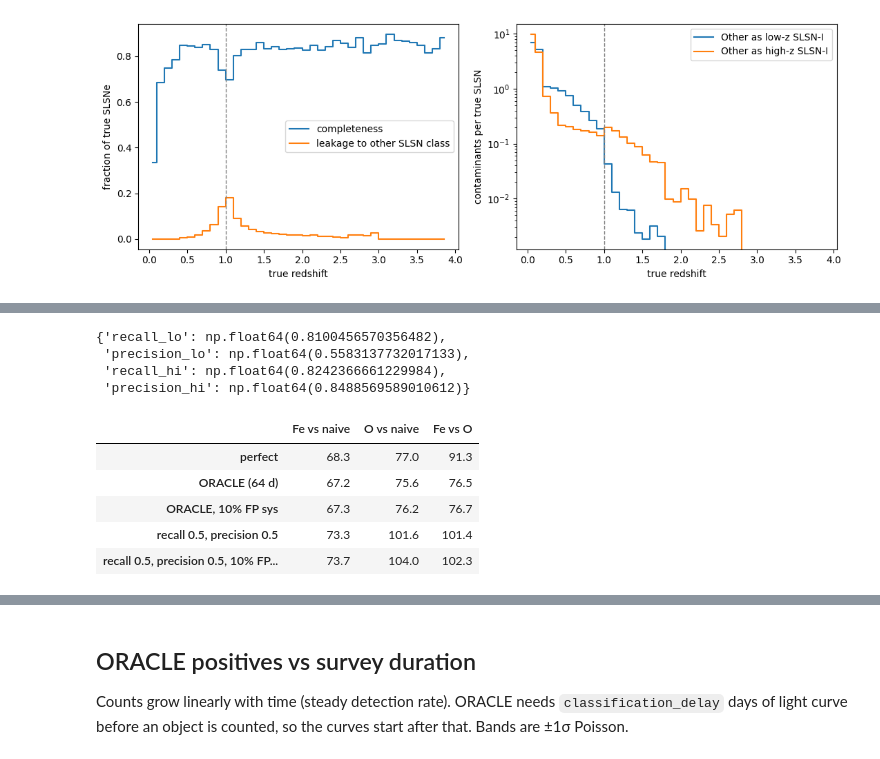
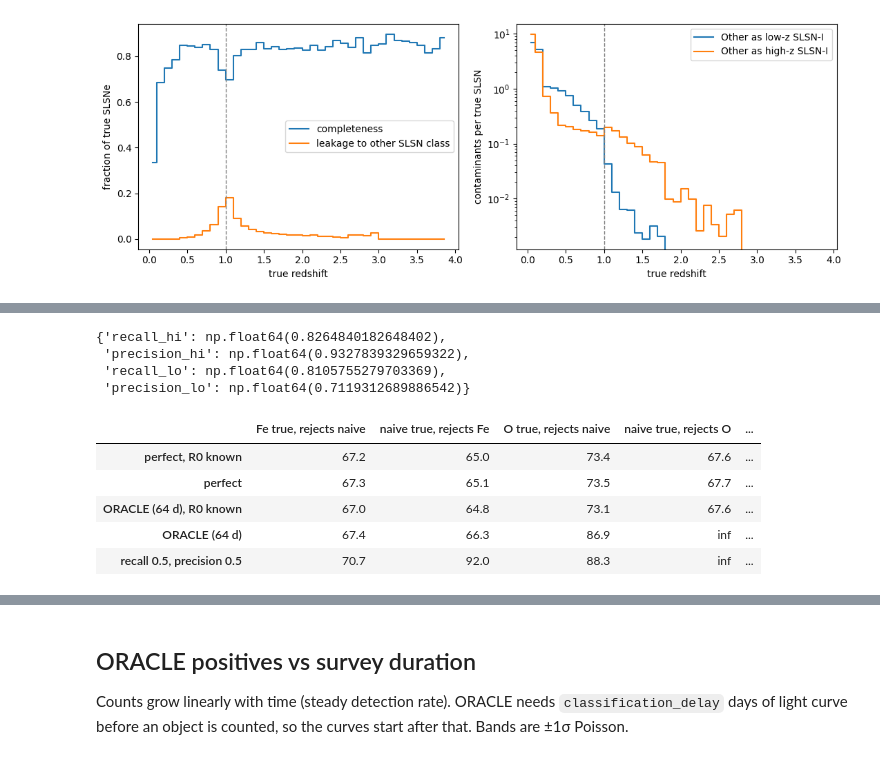
Before and after one commit to dev-ved30/Oracle, a Jupyter notebook: Glue/Glue.ipynb, the cells around one changed output, grey strips where cells are left out. Drawn from its saved outputs; the diff is of its cells as text; code cells hidden in the pictures.

```diff
--- a/Glue/Glue.ipynb
+++ b/Glue/Glue.ipynb
@@ -284,39 +350,60 @@ def days_to_5sigma(model_a, model_b, recall_lo, precision_lo, recall_hi=None, pr
 # %%
-# ORACLE's effective values in this setup (naive model, from the per-bin confusion matrix above)
+# Simple classifier model for the scan, applied separately to the z < 1 and z ≥ 1 classes:
+# SLSN = recall * N_model, FP = recall * N_naive * (1 - precision) / precision (precision defined under the naive model at s = 1, FP then fixed)
+z_split = rate_counts['z_low'] >= 1.0
+N_class = {model: np.array([rate_counts.loc[z_split, f'N_{model}'].sum(), rate_counts.loc[~z_split, f'N_{model}'].sum()])
+           for model in rate_files}   # (hi, lo)
+
+
+def scan_counts(model, recall_lo, precision_lo, recall_hi=None, precision_hi=None):
+    # 10-yr (S, F) as (..., [hi, lo]); same precision / recall for both classes unless the high-z values are given
+    recall_hi = recall_lo if recall_hi is None else recall_hi
+    precision_hi = precision_lo if precision_hi is None else precision_hi
+    r = np.stack(np.broadcast_arrays(recall_hi, recall_lo), -1)
+    p = np.stack(np.broadcast_arrays(precision_hi, precision_lo), -1)
+    return r * N_class[model], r * N_class['naive'] * (1 - p) / p
+
+
+def scan_t5(truth, hypothesis, *args, r0_known=False, **kw):
+    # median survey day of 5 sigma over the true s
+    S_a, F_a = scan_counts(truth, *args, **kw)
+    S_b, F_b = scan_counts(hypothesis, *args, **kw)
+    return quantiles(t5_and_zmax(S_a, F_a, S_b, F_b, r0_known=r0_known)[0], q=0.5)
+
+
+# ORACLE's effective values in this setup (naive model, from the glue above)
 oracle = {}
-for c, is_c in [('lo', ~is_hi), ('hi', is_hi)]:
-    N = rate_counts['N_naive'].where(has_rates & is_c, 0)
-    tp = (N * cm[f'f_{c}_as_{c}']).sum()
-    oracle[f'recall_{c}'] = tp / N.sum()
-    oracle[f'precision_{c}'] = tp / glue[f'P_{c}_naive'].sum()
+for k, c in enumerate(['hi', 'lo']):
+    oracle[f'recall_{c}'] = completeness[c[0].upper()]
+    oracle[f'precision_{c}'] = TP10['naive'][k] / (S10['naive'][k] + F10['naive'][k])
 oracle
 # %% [output]
-{'recall_lo': np.float64(0.8100456570356482),
- 'precision_lo': np.float64(0.5583137732017133),
- 'recall_hi': np.float64(0.8242366661229984),
- 'precision_hi': np.float64(0.8488569589010612)}
+{'recall_hi': np.float64(0.8264840182648402),
+ 'precision_hi': np.float64(0.9327839329659322),
+ 'recall_lo': np.float64(0.8105755279703369),
+ 'precision_lo': np.float64(0.7119312689886542)}
 # %%
-# Try any numbers here
+# Try any numbers here (median survey day of 5 sigma over the true R0)
 scenarios = {
-    'perfect':           dict(recall_lo=1.0, precision_lo=1.0),
-    'ORACLE (64 d)':     dict(**oracle),
-    'ORACLE, 10% FP sys': dict(**oracle, fp_sys=0.10),
+    'perfect, R0 known':       dict(recall_lo=1.0, precision_lo=1.0, r0_known=True),
+    'perfect':                 dict(recall_lo=1.0, precision_lo=1.0),
+    'ORACLE (64 d), R0 known': dict(**oracle, r0_known=True),
+    'ORACLE (64 d)':           dict(**oracle),
     'recall 0.5, precision 0.5': dict(recall_lo=0.5, precision_lo=0.5),
-    'recall 0.5, precision 0.5, 10% FP sys': dict(recall_lo=0.5, precision_lo=0.5, fp_sys=0.10),
 }
 
 table = pd.DataFrame({
-    name: {f'{a} vs {b}': float(days_to_5sigma(a, b, **kw)) for a, b in pairs}
+    name: {f'{a} true, rejects {b}': float(scan_t5(a, b, **kw)) for a, b in directed_pairs}
     for name, kw in scenarios.items()
 }).T
 table.round(1)
 # %% [output]
-|  | Fe vs naive | O vs naive | Fe vs O |
-| perfect | 68.3 | 77.0 | 91.3 |
-| ORACLE (64 d) | 67.2 | 75.6 | 76.5 |
-| ORACLE, 10% FP sys | 67.3 | 76.2 | 76.7 |
-| recall 0.5, precision 0.5 | 73.3 | 101.6 | 101.4 |
-| recall 0.5, precision 0.5, 10% FP... | 73.7 | 104.0 | 102.3 |
+|  | Fe true, rejects naive | naive true, rejects Fe | O true, rejects naive | naive true, rejects O | ... |
+| perfect, R0 known | 67.2 | 65.0 | 73.4 | 67.6 | ... |
+| perfect | 67.3 | 65.1 | 73.5 | 67.7 | ... |
+| ORACLE (64 d), R0 known | 67.0 | 64.8 | 73.1 | 67.6 | ... |
+| ORACLE (64 d) | 67.4 | 66.3 | 86.9 | inf | ... |
+| recall 0.5, precision 0.5 | 70.7 | 92.0 | 88.3 | inf | ... |
 # %%
 recall_grid = np.linspace(0.1, 1.0, 91)
 precision_grid = np.linspace(0.1, 1.0, 91)
```
Also changed, not shown: parts of 14 cells of this notebook, 50 other files.
